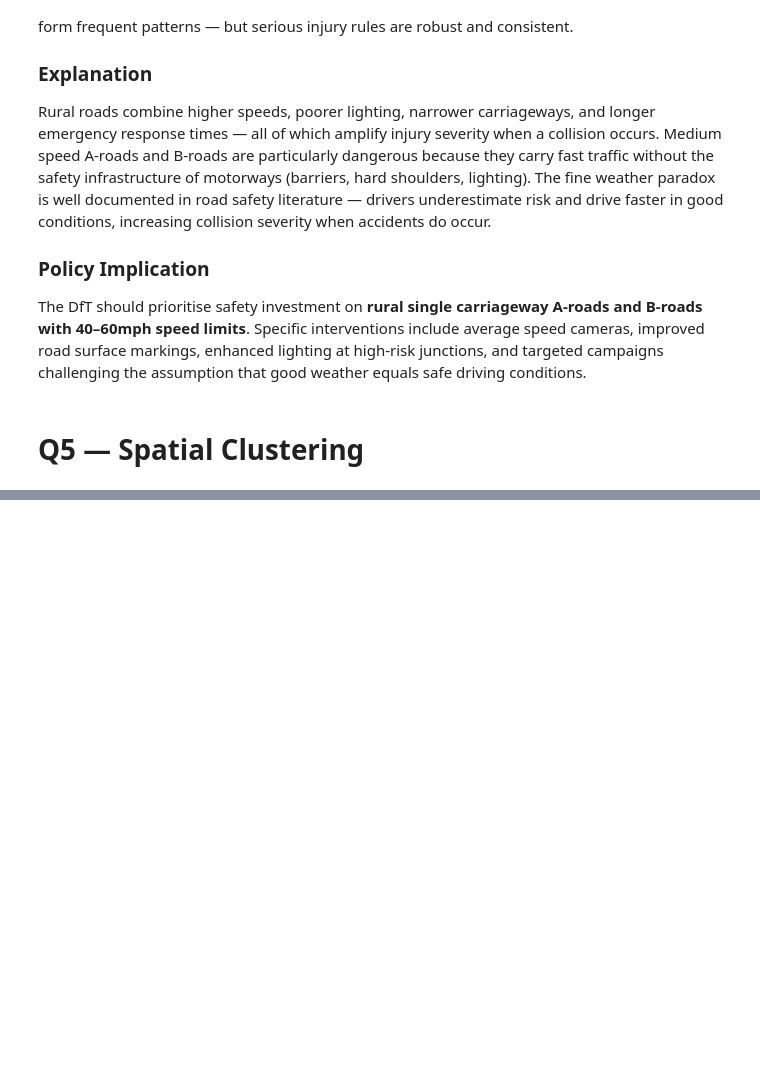
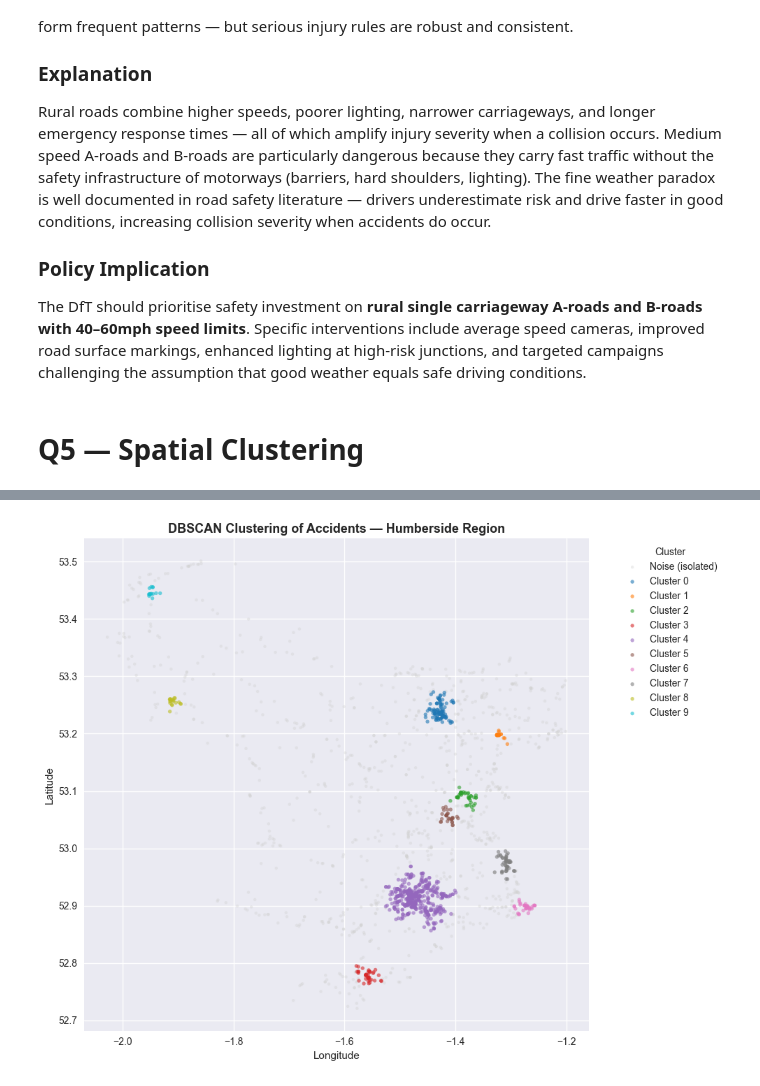
Before and after one commit to Olamilekanvic/UK-Accident, a Jupyter notebook: uk_road_safety.ipynb, the cells around one changed output, grey strips where cells are left out. Saved outputs shown, nothing was run; the diff lists cells and outputs as text; code cells hidden in the pictures; blank space fills up the shorter version.

```diff
--- a/uk_road_safety.ipynb
+++ b/uk_road_safety.ipynb
@@ -1068,0 +1241,29 @@ challenging the assumption that good weather equals safe driving conditions.
+# %%
+# Plot DBSCAN Clusters
+
+fig, ax = plt.subplots(figsize=(10, 8))
+
+# Plot noise points first in grey
+noise = humber_df[humber_df['DBSCAN_Cluster'] == -1]
+ax.scatter(noise['Longitude'], noise['Latitude'],
+           c='lightgrey', s=10, alpha=0.4, label='Noise (isolated)', edgecolors='none')
+
+# Plot clusters
+cluster_ids = sorted([c for c in humber_df['DBSCAN_Cluster'].unique() if c != -1])
+cmap = plt.cm.get_cmap('tab10', len(cluster_ids))
+
+for cluster in cluster_ids:
+    subset = humber_df[humber_df['DBSCAN_Cluster'] == cluster]
+    ax.scatter(subset['Longitude'], subset['Latitude'],
+               c=[cmap(cluster)], label=f'Cluster {cluster}',
+               alpha=0.6, s=15, edgecolors='none')
+
+ax.set_title('DBSCAN Clustering of Accidents — Humberside Region',
+             fontsize=13, fontweight='bold')
+ax.set_xlabel('Longitude')
+ax.set_ylabel('Latitude')
+ax.legend(title='Cluster', bbox_to_anchor=(1.05, 1), loc='upper left')
+plt.tight_layout()
+plt.show()
+# %% [output]
+[figure, added]
```
Also changed, not shown: parts of 13 cells of this notebook.
